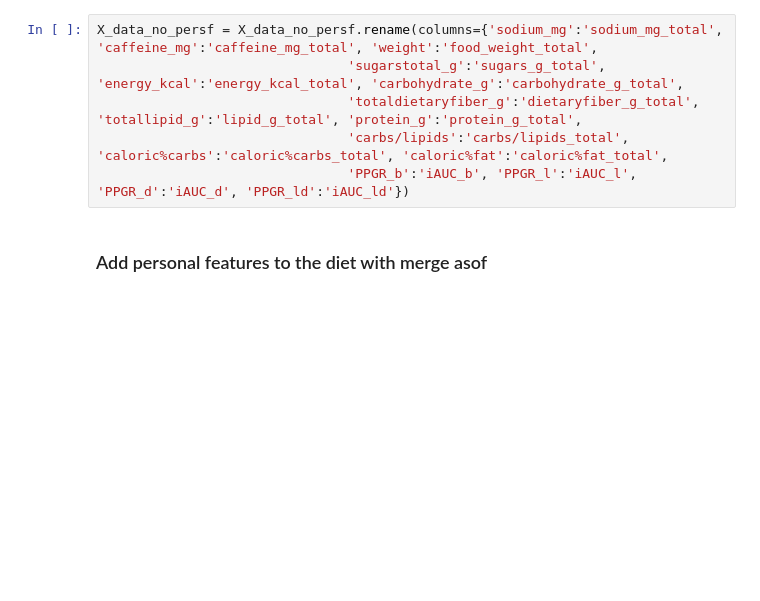
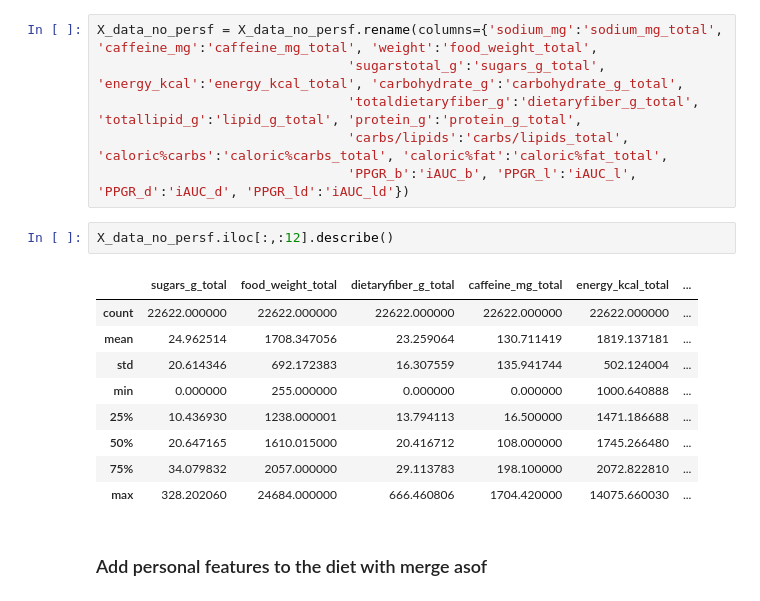
Before and after one commit to ElviraMingazova/MA_Thesis, a Jupyter notebook: Predictions from the diet and personal features.ipynb, the cells around one changed output. Drawn from its saved outputs; the diff is of its cells as text; blank space fills up the shorter version.

Commit message:
descriptive statistics on the food

```diff
--- a/Predictions from the diet and personal features.ipynb
+++ b/Predictions from the diet and personal features.ipynb
@@ -476,6 +508,18 @@ X_data_no_persf = X_data_no_persf.rename(columns={'sodium_mg':'sodium_mg_total',
                                 'totaldietaryfiber_g':'dietaryfiber_g_total', 'totallipid_g':'lipid_g_total', 'protein_g':'protein_g_total',
                                 'carbs/lipids':'carbs/lipids_total', 'caloric%carbs':'caloric%carbs_total', 'caloric%fat':'caloric%fat_total',
                                 'PPGR_b':'iAUC_b', 'PPGR_l':'iAUC_l', 'PPGR_d':'iAUC_d', 'PPGR_ld':'iAUC_ld'})
+# %%
+X_data_no_persf.iloc[:,:12].describe()
+# %% [output]
+|  | sugars_g_total | food_weight_total | dietaryfiber_g_total | caffeine_mg_total | energy_kcal_total | ... |
+| count | 22622.000000 | 22622.000000 | 22622.000000 | 22622.000000 | 22622.000000 | ... |
+| mean | 24.962514 | 1708.347056 | 23.259064 | 130.711419 | 1819.137181 | ... |
+| std | 20.614346 | 692.172383 | 16.307559 | 135.941744 | 502.124004 | ... |
+| min | 0.000000 | 255.000000 | 0.000000 | 0.000000 | 1000.640888 | ... |
+| 25% | 10.436930 | 1238.000001 | 13.794113 | 16.500000 | 1471.186688 | ... |
+| 50% | 20.647165 | 1610.015000 | 20.416712 | 108.000000 | 1745.266480 | ... |
+| 75% | 34.079832 | 2057.000000 | 29.113783 | 198.100000 | 2072.822810 | ... |
+| max | 328.202060 | 24684.000000 | 666.460806 | 1704.420000 | 14075.660030 | ... |
 # %% [markdown]
 ### Add personal features to the diet with merge asof
 # %%
```
Also changed, not shown: parts of 10 cells of this notebook.
